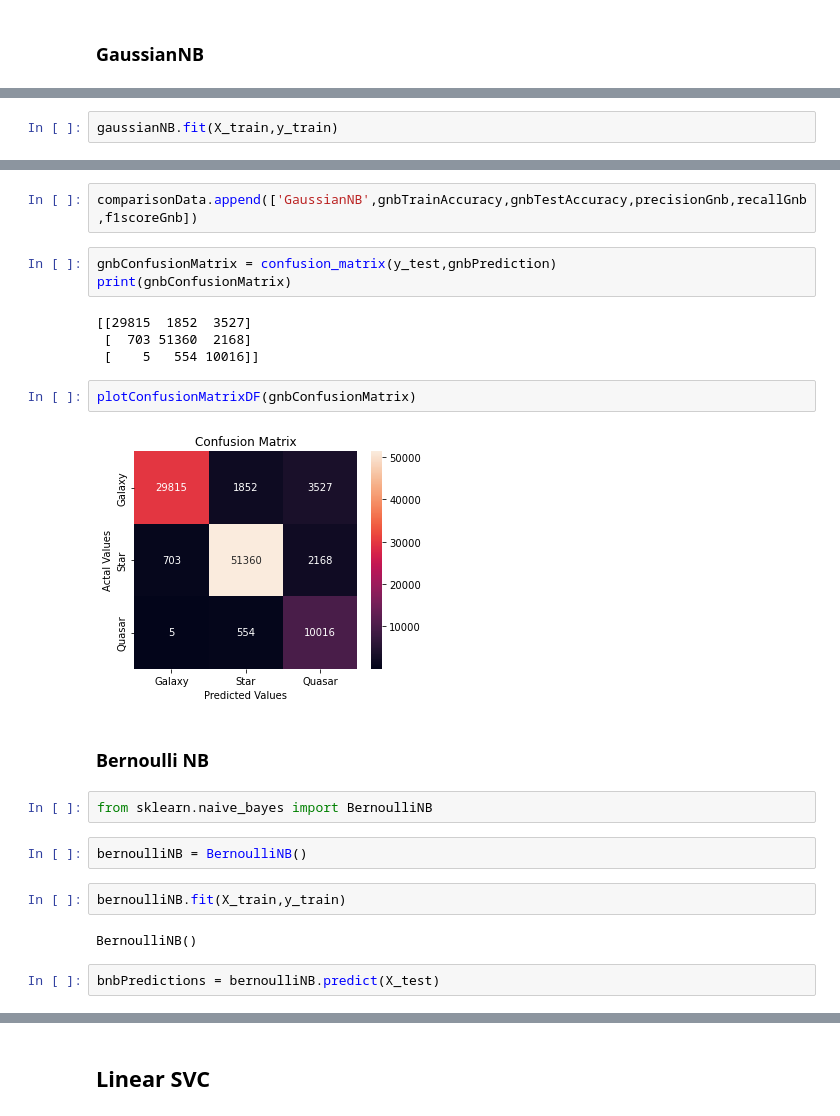
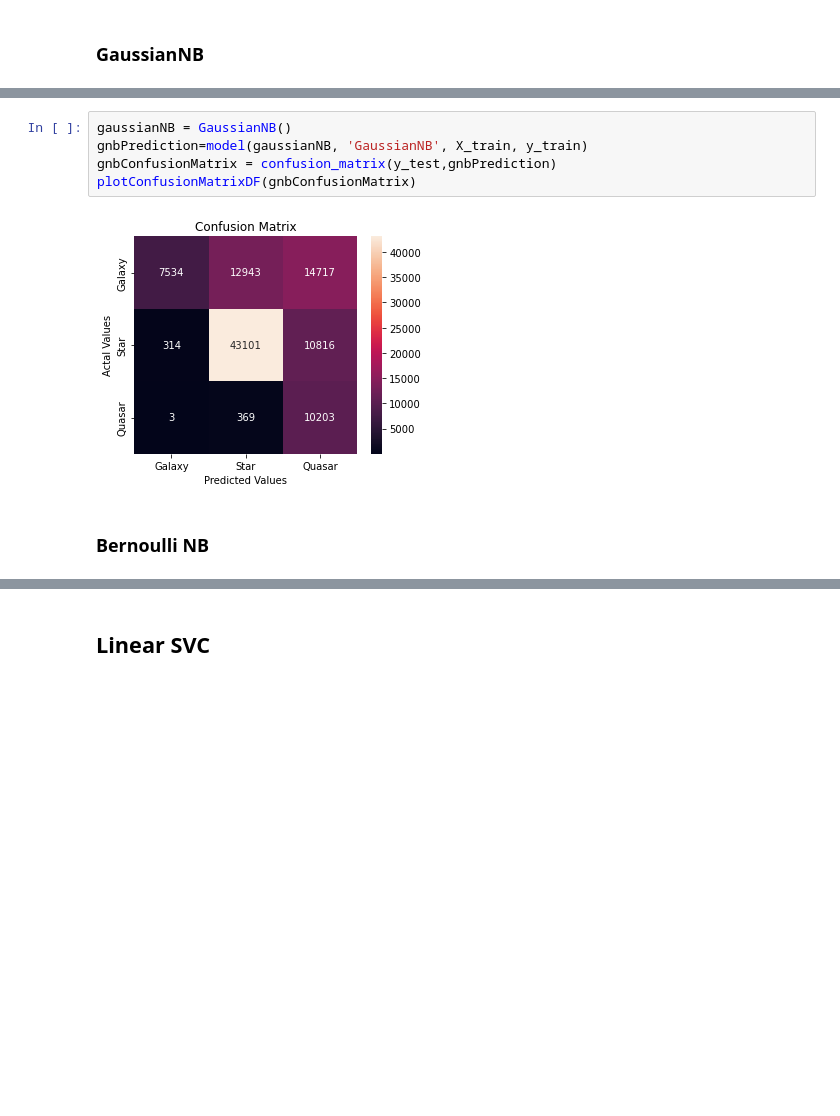
Before and after one commit to sheetalrprasad/Classification-of-Space-Objects, a Jupyter notebook: Sky Objects.ipynb, the cells around one changed output, grey strips where cells are left out. Cells and saved outputs as stored; diff of their text form; blank space fills up the shorter version.

```diff
--- a/Sky Objects.ipynb
+++ b/Sky Objects.ipynb
@@ -392,2 +359,0 @@ gaussianNB = GaussianNB()
-# %%
-gaussianNB.fit(X_train,y_train)
@@ -417,25 +360,9 @@ F1-score   : 0.8735305898594401
-# %%
-comparisonData.append(['GaussianNB',gnbTrainAccuracy,gnbTestAccuracy,precisionGnb,recallGnb,f1scoreGnb])
-# %%
-gnbConfusionMatrix = confusion_matrix(y_test,gnbPrediction)
-print(gnbConfusionMatrix)
-# %% [output]
-[[29815  1852  3527]
- [  703 51360  2168]
- [    5   554 10016]]
-# %%
-plotConfusionMatrixDF(gnbConfusionMatrix)
-# %% [output]
-[figure, removed]
+# %%
+gaussianNB = GaussianNB()
+gnbPrediction=model(gaussianNB, 'GaussianNB', X_train, y_train)
+gnbConfusionMatrix = confusion_matrix(y_test,gnbPrediction)
+plotConfusionMatrixDF(gnbConfusionMatrix)
+# %% [output]
+[figure, added]
 # %% [markdown]
 ### Bernoulli NB
-# %%
-from sklearn.naive_bayes import BernoulliNB
-# %%
-bernoulliNB = BernoulliNB()
-# %%
-bernoulliNB.fit(X_train,y_train)
-# %% [output]
-BernoulliNB()
-# %%
-bnbPredictions = bernoulliNB.predict(X_test)
```
Also changed, not shown: parts of 87 cells of this notebook.
